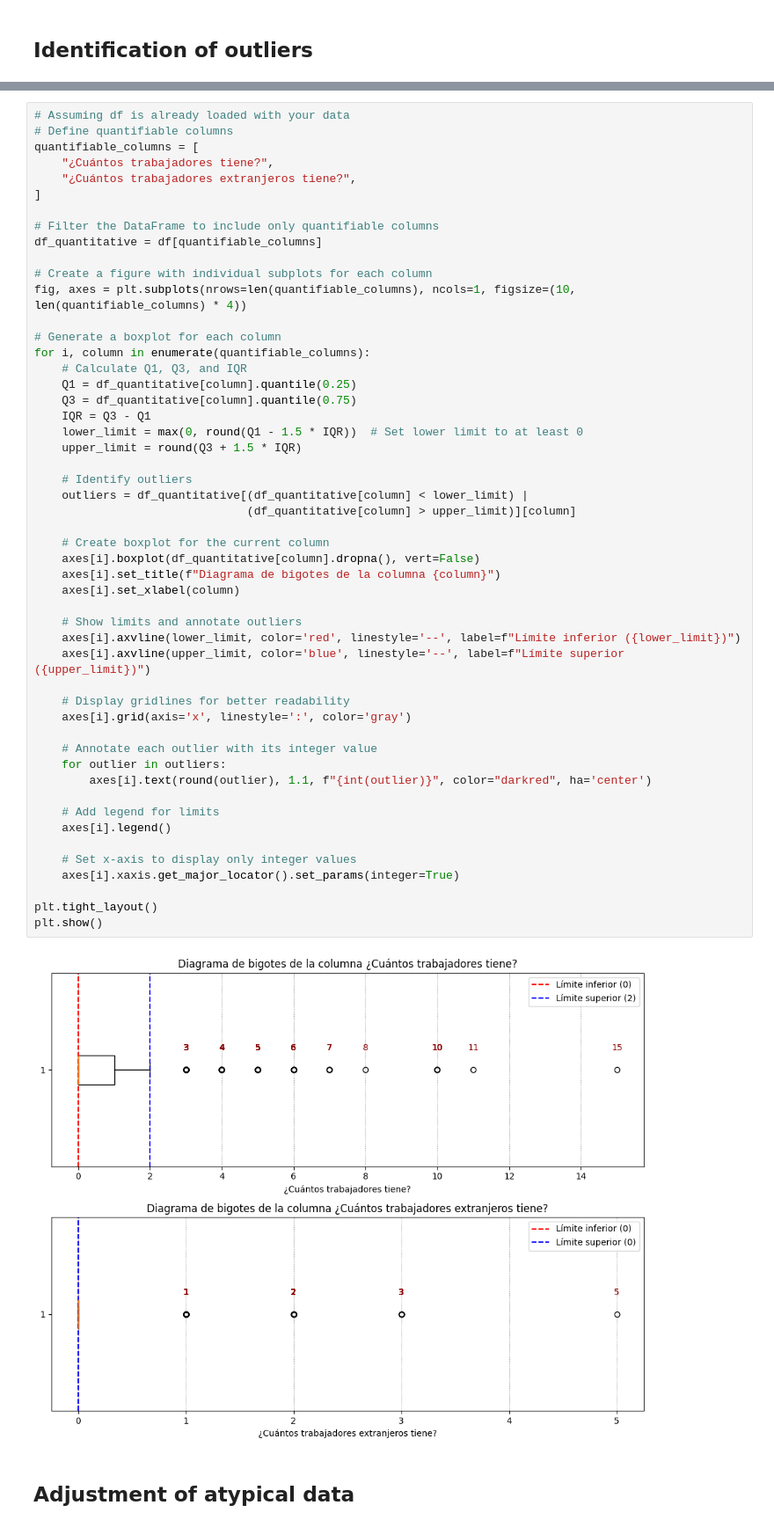
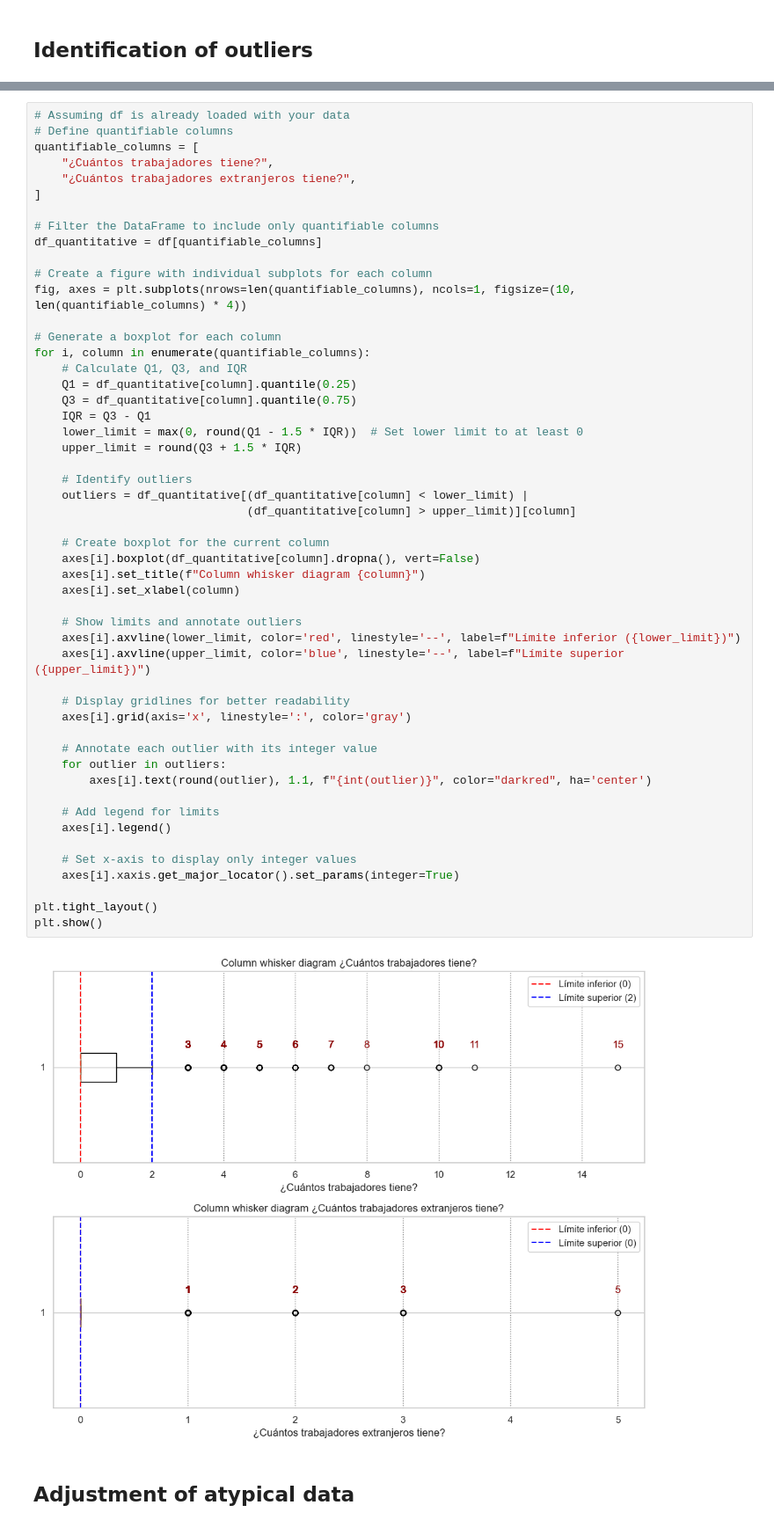
Before and after one commit to Esneider23/Project-talent, a Jupyter notebook: project/eda.ipynb, the cells around one changed output, grey strips where cells are left out. Shown at 88% size. Saved outputs shown, nothing was run; the diff lists cells and outputs as text.

Commit message:
add: the new graph

```diff
--- a/project/eda.ipynb
+++ b/project/eda.ipynb
@@ -505,35 +505,35 @@ for i, column in enumerate(quantifiable_columns):
     upper_limit = round(Q3 + 1.5 * IQR)
 
     # Identify outliers
     outliers = df_quantitative[(df_quantitative[column] < lower_limit) |
                                (df_quantitative[column] > upper_limit)][column]
 
     # Create boxplot for the current column
     axes[i].boxplot(df_quantitative[column].dropna(), vert=False)
-    axes[i].set_title(f"Diagrama de bigotes de la columna {column}")
+    axes[i].set_title(f"Column whisker diagram {column}")
     axes[i].set_xlabel(column)
 
     # Show limits and annotate outliers
     axes[i].axvline(lower_limit, color='red', linestyle='--', label=f"Límite inferior ({lower_limit})")
     axes[i].axvline(upper_limit, color='blue', linestyle='--', label=f"Límite superior ({upper_limit})")
 
     # Display gridlines for better readability
     axes[i].grid(axis='x', linestyle=':', color='gray')
 
     # Annotate each outlier with its integer value
     for outlier in outliers:
         axes[i].text(round(outlier), 1.1, f"{int(outlier)}", color="darkred", ha='center')
 
     # Add legend for limits
     axes[i].legend()
 
     # Set x-axis to display only integer values
     axes[i].xaxis.get_major_locator().set_params(integer=True)
 
 plt.tight_layout()
 plt.show()
 # %% [output]
-[figure, old version]
+[figure, new version]
 # %% [markdown]
 ## Adjustment of atypical data
 # %%
```
Also changed, not shown: parts of 19 cells of this notebook, 2 other files.
